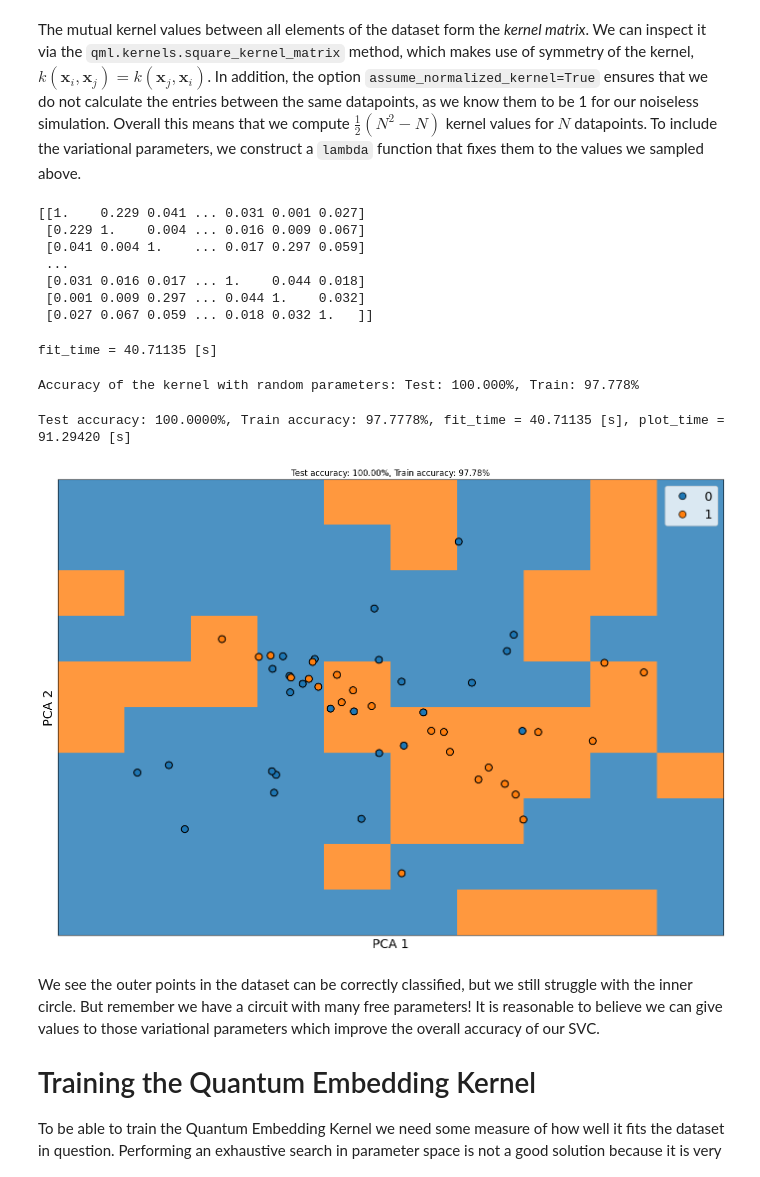
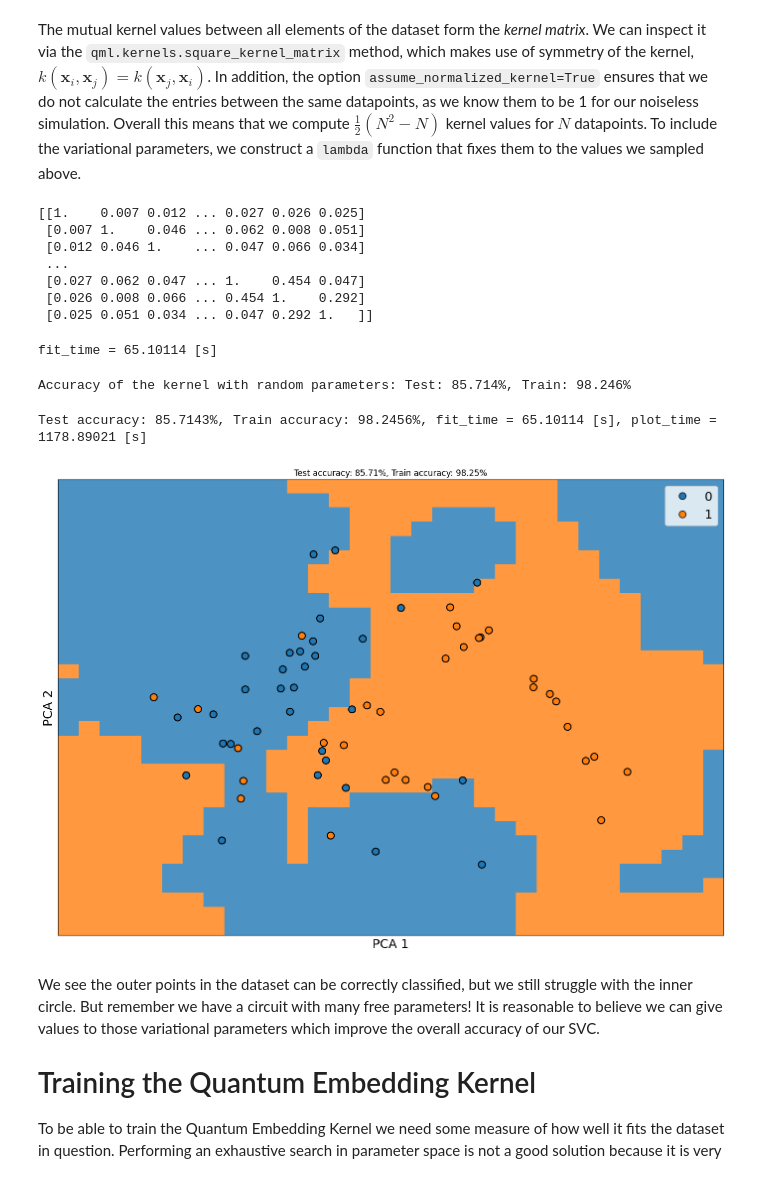
Before and after one commit to JeremieGince/Learning_SVM, a Jupyter notebook: tutorial_kernels.ipynb, the cells around one changed output. Drawn from its saved outputs; the diff is of its cells as text; code cells hidden in the pictures.

```diff
--- a/tutorial_kernels.ipynb
+++ b/tutorial_kernels.ipynb
@@ -63,7 +63,7 @@ In the next cell, we will load the dataset. By uncommenting the appropriate line
 # dataset = datasets.load_breast_cancer(as_frame=True)
 # dataset = datasets.load_iris(as_frame=True)
 dataset = datasets.make_classification(
-    n_samples=50,
+    n_samples=64,
     n_features=4,
     n_classes=2,
     n_clusters_per_class=2,
@@ -245,13 +245,13 @@ K_init = qml.kernels.square_kernel_matrix(x_train, init_kernel, assume_normalize
 with np.printoptions(precision=3, suppress=True):
     print(K_init)
 # %% [output]
-[[1.    0.229 0.041 ... 0.031 0.001 0.027]
- [0.229 1.    0.004 ... 0.016 0.009 0.067]
- [0.041 0.004 1.    ... 0.017 0.297 0.059]
+[[1.    0.007 0.012 ... 0.027 0.026 0.025]
+ [0.007 1.    0.046 ... 0.062 0.008 0.051]
+ [0.012 0.046 1.    ... 0.047 0.066 0.034]
  ...
- [0.031 0.016 0.017 ... 1.    0.044 0.018]
- [0.001 0.009 0.297 ... 0.044 1.    0.032]
- [0.027 0.067 0.059 ... 0.018 0.032 1.   ]]
+ [0.027 0.062 0.047 ... 1.    0.454 0.047]
+ [0.026 0.008 0.066 ... 0.454 1.    0.292]
+ [0.025 0.051 0.034 ... 0.047 0.292 1.   ]]
 # %%
 svm = SVC(kernel=lambda X1, X2: qml.kernels.kernel_matrix(X1, X2, init_kernel))
 # %%
@@ -261,35 +261,35 @@ fit_end_time = time.time()
 fit_time = fit_end_time - fit_start_time
 print(f"{fit_time = :.5f} [s]")
 # %% [output]
-fit_time = 40.71135 [s]
+fit_time = 65.10114 [s]
 # %%
 accuracy_init = svm.score(x_test, y_test)
 accuracy_init_train = svm.score(x_train, y_train)
 print(f"Accuracy of the kernel with random parameters: Test: {accuracy_init*100:.3f}%, Train: {accuracy_init_train*100:.3f}%")
 # %% [output]
-Accuracy of the kernel with random parameters: Test: 100.000%, Train: 97.778%
+Accuracy of the kernel with random parameters: Test: 85.714%, Train: 98.246%
 # %%
 plot_start_time = time.time()
 fig, ax = Visualizer.plot_2d_decision_boundaries(
     model=svm,
     X=X, y=y,
     check_estimators=False,
-    n_pts=2*len(X),
+    n_pts=int(2*len(X)**1.5),
     title=f"Decision boundaries in the reduced space.",
     legend_labels=getattr(dataset, "target_names", None),
     interpolation="nearest",
 )
 ax.set_title(f"Test accuracy: {accuracy_init * 100:.2f}%, Train accuracy: {accuracy_init_train*100:.2f}%")
 plot_end_time = time.time()
 plot_time = plot_end_time - plot_start_time
 print(f"Test accuracy: {accuracy_init * 100 :.4f}%, Train accuracy: {accuracy_init_train*100:.4f}%, {fit_time = :.5f} [s], {plot_time = :.5f} [s]")
 
 os.makedirs("figures", exist_ok=True)
 fig.savefig("figures/2d_decision_boundaries.pdf", dpi=300)
 fig.show()
 # %% [output]
-Test accuracy: 100.0000%, Train accuracy: 97.7778%, fit_time = 40.71135 [s], plot_time = 91.29420 [s]
+Test accuracy: 85.7143%, Train accuracy: 98.2456%, fit_time = 65.10114 [s], plot_time = 1178.89021 [s]
-[figure, old version]
+[figure, new version]
 # %% [markdown]
 We see the outer points in the dataset can be correctly classified, but
 we still struggle with the inner circle. But remember we have a circuit
```
Also changed, not shown: parts of 4 cells of this notebook.
